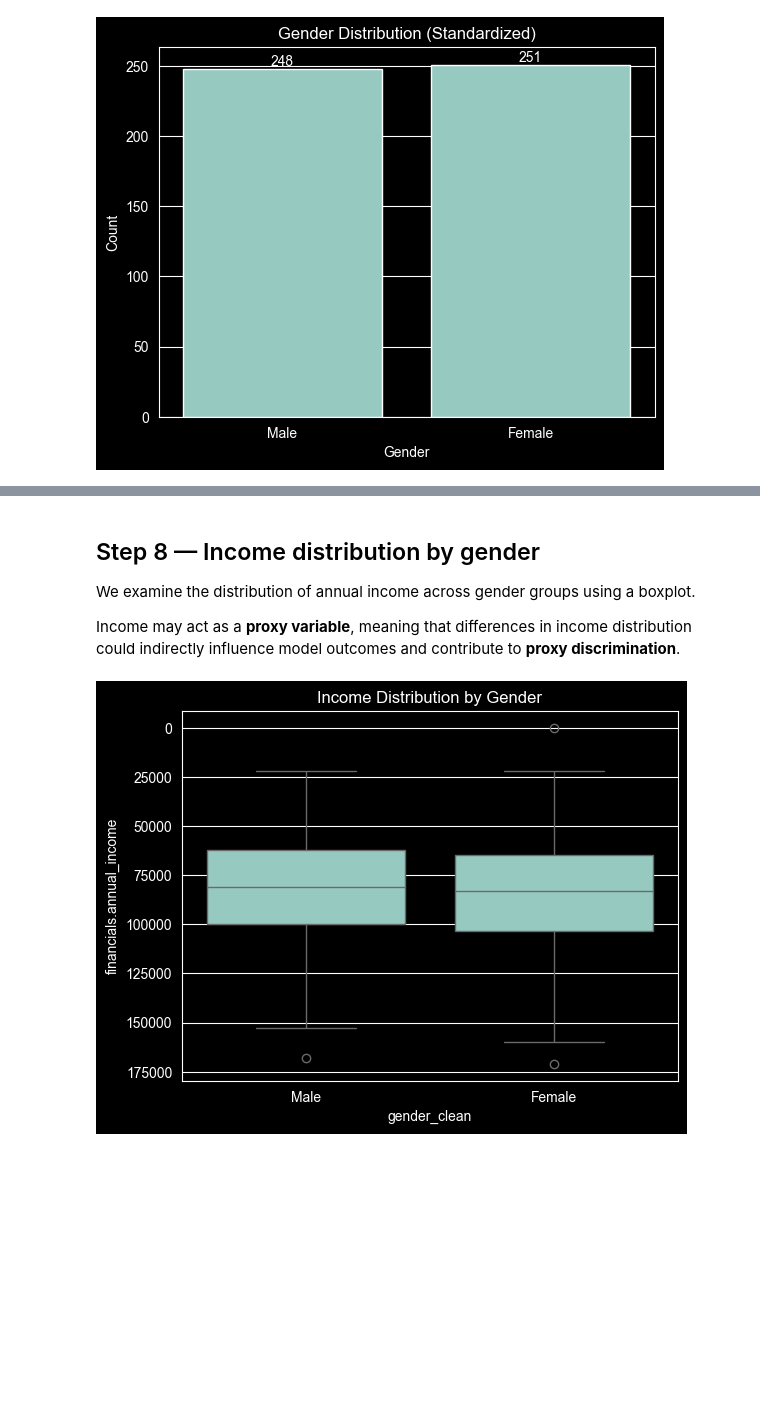
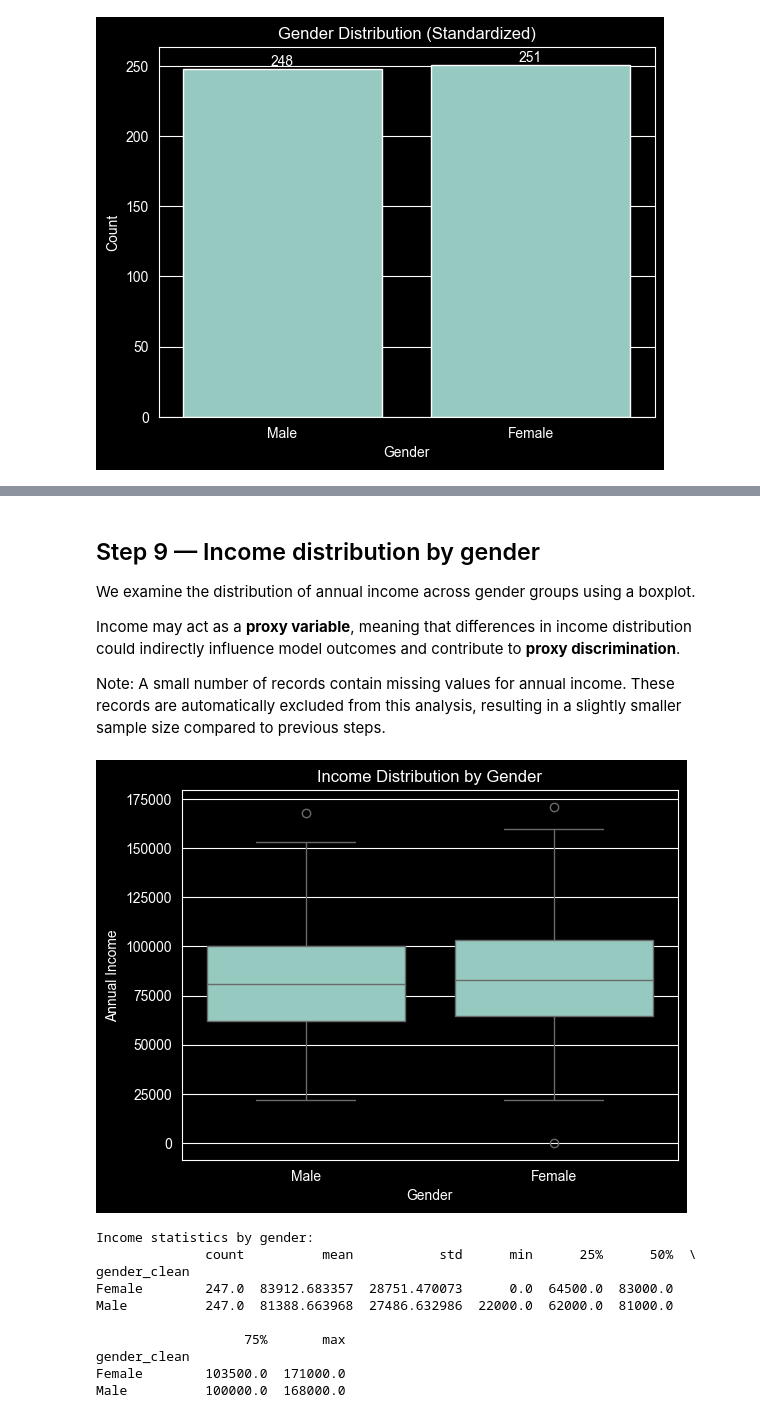
Before and after one commit to korbidietl/dego_gp_txc1, a Jupyter notebook: notebooks/03-privacy-demo.ipynb, the cells around one changed output, grey strips where cells are left out. Saved outputs shown, nothing was run; the diff lists cells and outputs as text; code cells hidden in the pictures; blank space fills up the shorter version.

Commit message:
Add fairness and privacy analysis: DIR, demographic parity, proxy discrimination, pseudonymization, and income confounding check.

```diff
--- a/notebooks/03-privacy-demo.ipynb
+++ b/notebooks/03-privacy-demo.ipynb
@@ -262,17 +377,37 @@ plt.show()
 # %% [markdown]
-## Step 8 — Income distribution by gender
+## Step 9 — Income distribution by gender
 
 We examine the distribution of annual income across gender groups using a boxplot.
 
 Income may act as a **proxy variable**, meaning that differences in income distribution could indirectly influence model outcomes and contribute to **proxy discrimination**.
+
+Note: A small number of records contain missing values for annual income.
+These records are automatically excluded from this analysis, resulting in a slightly smaller sample size compared to previous steps.
 # %%
+
 sns.boxplot(
     x="gender_clean",
     y="financials.annual_income",
-    data=df
+    data=df_g
 )
 
 plt.title("Income Distribution by Gender")
+plt.xlabel("Gender")
+plt.ylabel("Annual Income")
+
 plt.show()
+
+print("\nIncome statistics by gender:")
+print(df_g.groupby("gender_clean")["financials.annual_income"].describe())
 # %% [output]
-[figure, old version]
+[figure, new version]
+Income statistics by gender:
+              count          mean           std      min      25%      50%  \
+gender_clean
+Female        247.0  83912.683357  28751.470073      0.0  64500.0  83000.0
+Male          247.0  81388.663968  27486.632986  22000.0  62000.0  81000.0
+
+                   75%       max
+gender_clean
+Female        103500.0  171000.0
+Male          100000.0  168000.0
```
Also changed, not shown: parts of 16 cells of this notebook.
